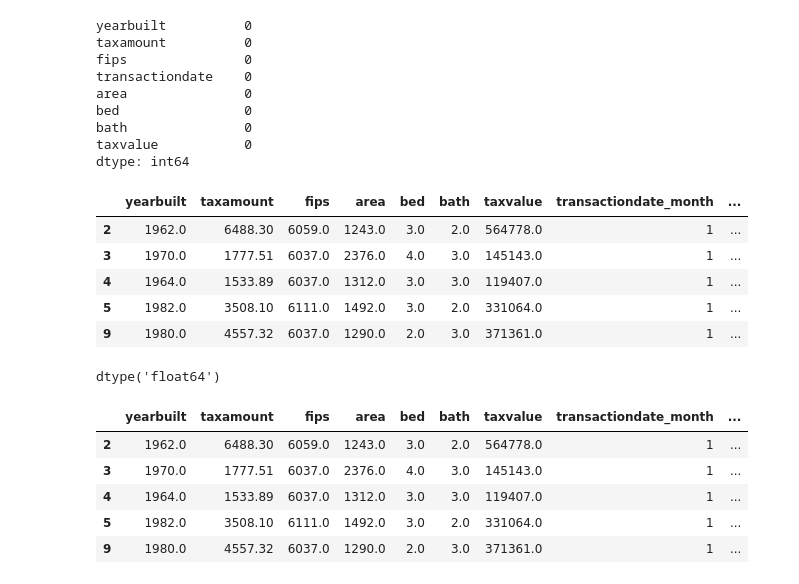
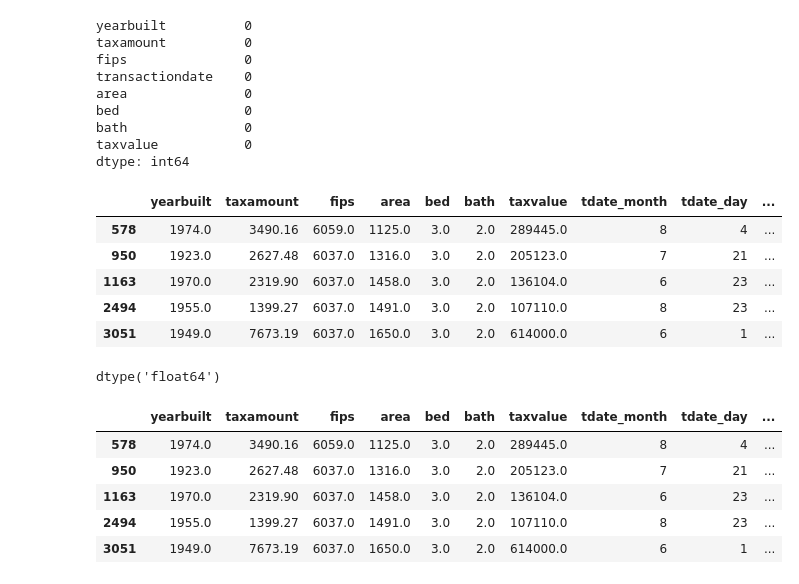
Before and after one commit to lopezelihezer/zillow_regression_project, a Jupyter notebook: scratch.ipynb, the cells around one changed output. Saved outputs shown, nothing was run; the diff lists cells and outputs as text; code cells hidden in the pictures.

```diff
--- a/scratch.ipynb
+++ b/scratch.ipynb
@@ -79,6 +78,6 @@ ValueError: The truth value of a Series is ambiguous. Use a.empty, a.bool(), a.i
 # %%
 # Selects units bought in the months of May - Aug 2017
-df.loc[
+df = df.loc[
          (df.transactiondate.str.contains('2017-05'))
        | (df.transactiondate.str.contains('2017-06'))
        | (df.transactiondate.str.contains('2017-07'))
@@ -121,28 +106,28 @@ dtype: int64
 # %%
 # Converting transactiondate into datetime
 
 df['transactiondate'] = pd.to_datetime(df['transactiondate'],\
                         format = '%Y-%m-%d', errors = 'coerce')
 
 # Creating columns for month, day, and week. We know they're all 2017
 # so we don't need year
 
-df['transactiondate_month'] = df['transactiondate'].dt.month
-df['transactiondate_day'] = df['transactiondate'].dt.day
-df['transactiondate_week'] = df['transactiondate'].dt.week
+df['tdate_month'] = df['transactiondate'].dt.month
+df['tdate_day'] = df['transactiondate'].dt.day
+df['tdate_week'] = df['transactiondate'].dt.week
 
 # Dropping transactiondate
 
 df.drop(columns='transactiondate', inplace=True)
 
 df.head()
 # %% [output]
-|  | yearbuilt | taxamount | fips | area | bed | bath | taxvalue | transactiondate_month | ... |
-| 2 | 1962.0 | 6488.30 | 6059.0 | 1243.0 | 3.0 | 2.0 | 564778.0 | 1 | ... |
-| 3 | 1970.0 | 1777.51 | 6037.0 | 2376.0 | 4.0 | 3.0 | 145143.0 | 1 | ... |
-| 4 | 1964.0 | 1533.89 | 6037.0 | 1312.0 | 3.0 | 3.0 | 119407.0 | 1 | ... |
-| 5 | 1982.0 | 3508.10 | 6111.0 | 1492.0 | 3.0 | 2.0 | 331064.0 | 1 | ... |
-| 9 | 1980.0 | 4557.32 | 6037.0 | 1290.0 | 2.0 | 3.0 | 371361.0 | 1 | ... |
+|  | yearbuilt | taxamount | fips | area | bed | bath | taxvalue | tdate_month | tdate_day | ... |
+| 578 | 1974.0 | 3490.16 | 6059.0 | 1125.0 | 3.0 | 2.0 | 289445.0 | 8 | 4 | ... |
+| 950 | 1923.0 | 2627.48 | 6037.0 | 1316.0 | 3.0 | 2.0 | 205123.0 | 7 | 21 | ... |
+| 1163 | 1970.0 | 2319.90 | 6037.0 | 1458.0 | 3.0 | 2.0 | 136104.0 | 6 | 23 | ... |
+| 2494 | 1955.0 | 1399.27 | 6037.0 | 1491.0 | 3.0 | 2.0 | 107110.0 | 8 | 23 | ... |
+| 3051 | 1949.0 | 7673.19 | 6037.0 | 1650.0 | 3.0 | 2.0 | 614000.0 | 6 | 1 | ... |
 # %%
 county_dict = {
                 6059: "Orange",
@@ -158,9 +143,9 @@ df['county'] = df.fips.replace(county_dict)
 # %%
 df.head()
 # %% [output]
-|  | yearbuilt | taxamount | fips | area | bed | bath | taxvalue | transactiondate_month | ... |
-| 2 | 1962.0 | 6488.30 | 6059.0 | 1243.0 | 3.0 | 2.0 | 564778.0 | 1 | ... |
-| 3 | 1970.0 | 1777.51 | 6037.0 | 2376.0 | 4.0 | 3.0 | 145143.0 | 1 | ... |
-| 4 | 1964.0 | 1533.89 | 6037.0 | 1312.0 | 3.0 | 3.0 | 119407.0 | 1 | ... |
-| 5 | 1982.0 | 3508.10 | 6111.0 | 1492.0 | 3.0 | 2.0 | 331064.0 | 1 | ... |
-| 9 | 1980.0 | 4557.32 | 6037.0 | 1290.0 | 2.0 | 3.0 | 371361.0 | 1 | ... |
+|  | yearbuilt | taxamount | fips | area | bed | bath | taxvalue | tdate_month | tdate_day | ... |
+| 578 | 1974.0 | 3490.16 | 6059.0 | 1125.0 | 3.0 | 2.0 | 289445.0 | 8 | 4 | ... |
+| 950 | 1923.0 | 2627.48 | 6037.0 | 1316.0 | 3.0 | 2.0 | 205123.0 | 7 | 21 | ... |
+| 1163 | 1970.0 | 2319.90 | 6037.0 | 1458.0 | 3.0 | 2.0 | 136104.0 | 6 | 23 | ... |
+| 2494 | 1955.0 | 1399.27 | 6037.0 | 1491.0 | 3.0 | 2.0 | 107110.0 | 8 | 23 | ... |
+| 3051 | 1949.0 | 7673.19 | 6037.0 | 1650.0 | 3.0 | 2.0 | 614000.0 | 6 | 1 | ... |
```
Also changed, not shown: parts of 63 cells of this notebook, 2 other files.
